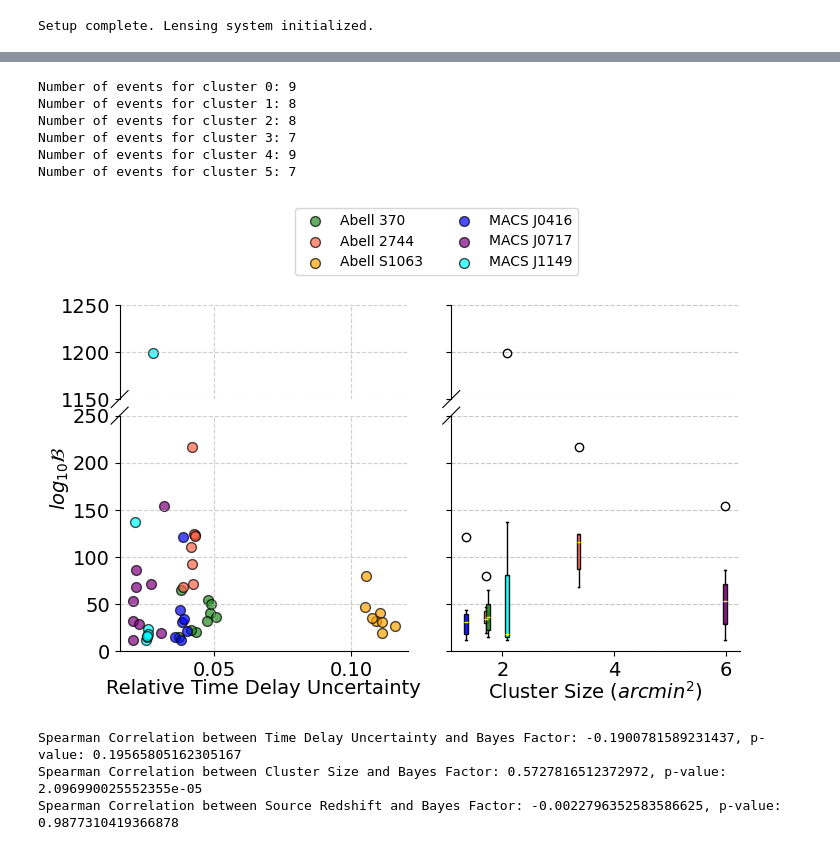
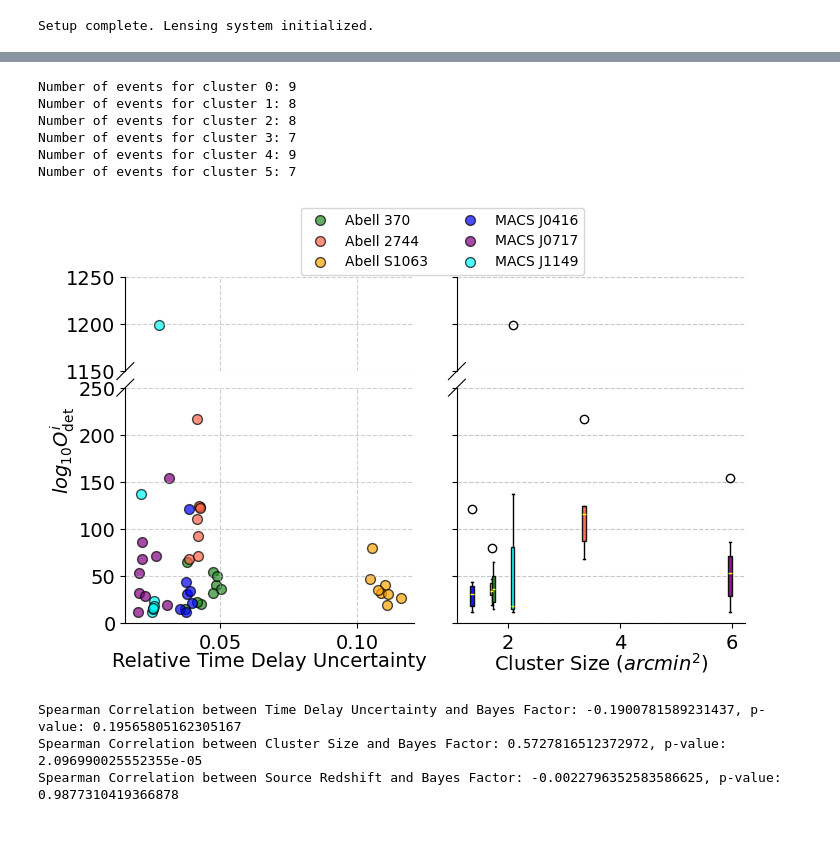
Before and after one commit to diceandcats/GWlensing_Brian, a Jupyter notebook: process_result.ipynb, the cells around one changed output, grey strips where cells are left out. Drawn from its saved outputs; the diff is of its cells as text; code cells hidden in the pictures.

```diff
--- a/process_result.ipynb
+++ b/process_result.ipynb
@@ -426,19 +456,19 @@ for i in range(6):
     mask = np.array(filtered_localized_index) == i
     if np.any(mask):
         print(f"Number of events for cluster {i}: {np.sum(mask)}")
-        axs[0].scatter(np.array(time_delay_uncertainties_largest)[mask], np.array(filtered_bayes_factors)[mask],
+        axs[0].scatter(np.array(time_delay_uncertainties_largest)[mask], np.array(filtered_posterior_odds)[mask],
                        color=colors[i], s=50, marker='o', edgecolor='k', alpha=0.7, label=cluster_labels[i])
 axs[0].set_xlabel(r'Relative Time Delay Uncertainty', fontsize=14)
-axs[0].set_ylabel(r'$log_{10} \mathcal{B}$', fontsize=14)
+axs[0].set_ylabel(r'$log_{10} O^i_\text{det}$', fontsize=14)
 axs[0].grid(True, linestyle='--', alpha=0.6)
 axs[0].tick_params(axis='both', which='major', labelsize=14)
 # get the cluster size from the lensing data class
 data_to_plot = [[] for _ in range(6)]
-for index, bf in zip(filtered_localized_index, filtered_bayes_factors):
+for index, bf in zip(filtered_localized_index, filtered_posterior_odds):
     data_to_plot[int(index)].append(bf)
 
 data_by_cluster = [[] for _ in range(6)]
-for index, bf in zip(filtered_localized_index, filtered_bayes_factors):
+for index, bf in zip(filtered_localized_index, filtered_posterior_odds):
     data_by_cluster[int(index)].append(bf)
 
 # Cluster sizes in the same order as the clusters (arcmin^2)
@@ -485,7 +515,7 @@ axs[1].tick_params(axis='both', which='major', labelsize=14)
 for i in range(6):
     mask = np.array(filtered_localized_index) == i
     if np.any(mask):
-        axs[2].scatter(np.array(filtered_localized_z)[mask], np.array(filtered_bayes_factors)[mask],
+        axs[2].scatter(np.array(filtered_localized_z)[mask], np.array(filtered_posterior_odds)[mask],
                        color=colors[i], s=50, marker='o', edgecolor='k', alpha=0.7)
 axs[2].set_xlabel('Source Redshift z_s', fontsize=14)
 axs[2].grid(True, linestyle='--', alpha=0.6)
@@ -493,7 +523,7 @@ axs[2].tick_params(axis='both', which='major', labelsize=14)
 
 fig.legend(handles=axs[0].get_legend_handles_labels()[0], labels=cluster_labels.values(), loc='upper center', bbox_to_anchor=(0.8, 1.0), ncol=2, fancybox=True)
 plt.tight_layout(rect=[0, 0, 1, 0.95])
-plt.savefig('Report images sem2/new/B_vs_dt_size_z_xyz.pdf', bbox_inches='tight')
+plt.savefig('Report images sem2/new/O_vs_dt_size_z_xyz.pdf', bbox_inches='tight')
 # %% [output]
 Number of events for cluster 0: 9
 Number of events for cluster 1: 7
@@ -526,7 +556,7 @@ for i in range(len(filtered_localized_x)):
 
 # Convert lists to numpy arrays
 time_delay_uncertainties_largest = np.array(time_delay_uncertainties_largest)
-filtered_bayes_factors = np.array(filtered_bayes_factors)
+filtered_posterior_odds = np.array(filtered_posterior_odds)
 filtered_localized_index = np.array(filtered_localized_index)
 
 
@@ -550,12 +580,12 @@ for i in range(6):
     mask = filtered_localized_index == i
     if np.any(mask):
         print(f"Number of events for cluster {i}: {np.sum(mask)}")
-        bax1.scatter(time_delay_uncertainties_largest[mask], filtered_bayes_factors[mask],
+        bax1.scatter(time_delay_uncertainties_largest[mask], filtered_posterior_odds[mask],
                        color=colors[i], s=50, marker='o', edgecolor='k', alpha=0.7, label=cluster_labels[i])
 
 # Modified: Added labelpad
 bax1.set_xlabel(r'Relative Time Delay Uncertainty', fontsize=14, labelpad=20)
-bax1.set_ylabel(r'$log_{10} \mathcal{B}$', fontsize=14, labelpad=35)
+bax1.set_ylabel(r'$log_{10} O^i_\text{det}$', fontsize=14, labelpad=35)
 bax1.grid(True, linestyle='--', alpha=0.6)
 bax1.tick_params(axis='both', which='major', labelsize=14)
 
@@ -566,7 +596,7 @@ bax1.tick_params(axis='both', which='major', labelsize=14)
 
 # Prepare data for box plot
 data_by_cluster = [[] for _ in range(6)]
-for index, bf in zip(filtered_localized_index, filtered_bayes_factors):
+for index, bf in zip(filtered_localized_index, filtered_posterior_odds):
     data_by_cluster[int(index)].append(bf)
 
 # Cluster sizes (arcmin^2)
@@ -613,36 +643,36 @@ else:
     # Fallback for standard axes if not a list
     b = box
     for patch, color in zip(b['boxes'], box_colors):
         patch.set_facecolor(color)
         patch.set_edgecolor('black')
         patch.set_alpha(0.9)
     for median in b['medians']:
         median.set_color('yellow')
 
 bax2.grid(axis='y', linestyle='--', alpha=0.7)
 # Modified: Added labelpad
 bax2.set_xlabel(r'Cluster Size ($arcmin^2$)', fontsize=14, labelpad=20)
 bax2.tick_params(axis='both', which='major', labelsize=14)
 
 # Remove y-labels on the second plot to avoid clutter since they share range
 # We iterate over the axes created by brokenaxes
 for ax in bax2.axs:
     ax.set_yticklabels([])
     ax.set_ylabel("")
 
 # Legend
-bax1.legend(loc='upper center', bbox_to_anchor=(1.1, 1.3), ncol=2, fancybox=True)
+bax1.legend(loc='upper center', bbox_to_anchor=(1.1, 1.22), ncol=2, fancybox=True)
 
 #plt.tight_layout(rect=[0, 0, 1, 0.95])
-plt.savefig('Report images sem2/new/B_vs_dt_size_z_xy.pdf', bbox_inches='tight')
+plt.savefig('Report images sem2/new/O_vs_dt_size_z_xy.pdf', bbox_inches='tight')
 # %% [output]
 Number of events for cluster 0: 9
 Number of events for cluster 1: 8
 Number of events for cluster 2: 8
 Number of events for cluster 3: 7
 Number of events for cluster 4: 9
 Number of events for cluster 5: 7
-[figure, old version]
+[figure, new version]
 # %%
 # perform the correlation test on the above three plots
 from scipy.stats import spearmanr
```
Also changed, not shown: parts of 5 cells of this notebook, 8 other files.
